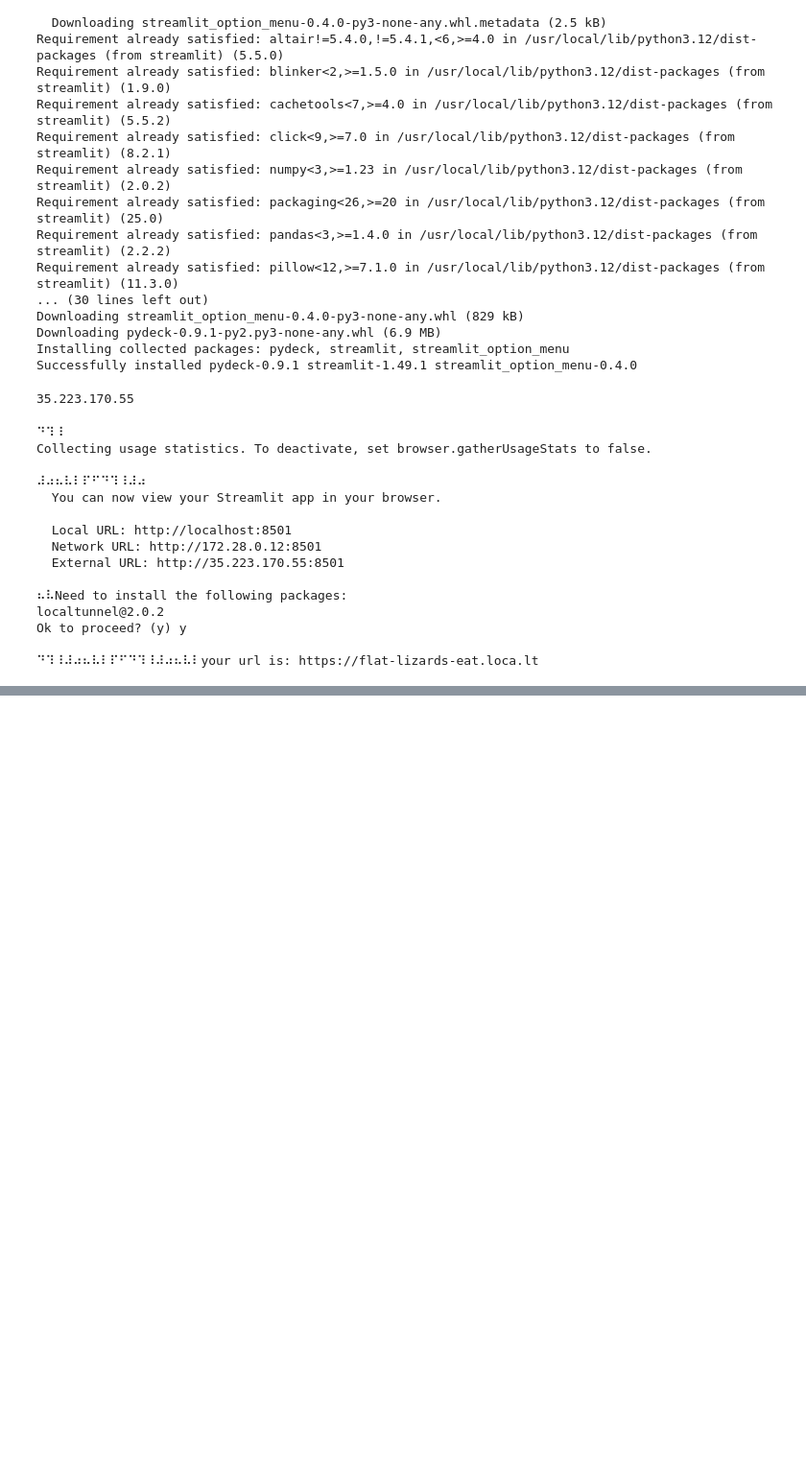
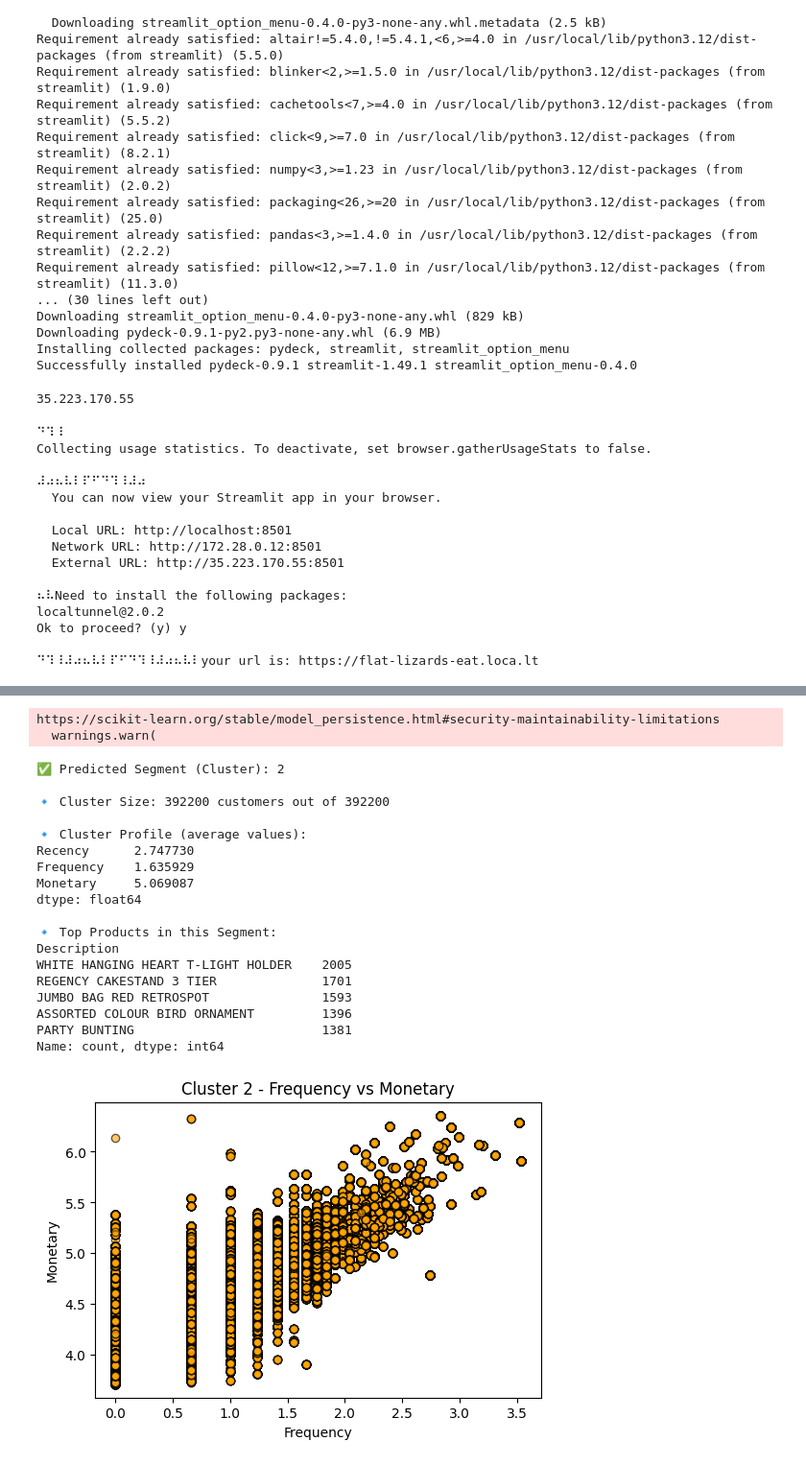
Before and after one commit to ArunK-ML/Project---Shopper-Spectrum-Customer-Segmentation-and-Product-Recommendations-in-E-Commerce, a Jupyter notebook: Streamlit/Shopper_Spectrum_Streamlit.ipynb, the cells around one changed output, grey strips where cells are left out. Shown: that part at 96% size. Saved outputs shown, nothing was run; the diff lists cells and outputs as text; code cells hidden in the pictures; blank space fills up the shorter version.

```diff
--- a/Streamlit/Shopper_Spectrum_Streamlit.ipynb
+++ b/Streamlit/Shopper_Spectrum_Streamlit.ipynb
@@ -592,0 +693,68 @@ Ok to proceed? (y) y
+# %%
+import pandas as pd
+import joblib
+import matplotlib.pyplot as plt
+
+# Load model + scaler
+model = joblib.load("/content/kmeans_model.pkl")
+scaler = joblib.load("/content/rfm_scaler.pkl")
+
+# Load dataset
+df = pd.read_csv("/content/online_retail_cleaned_after_normalize.csv")
+X = df[["Recency","Frequency","Monetary"]]
+X_scaled = scaler.transform(X)
+df["Cluster"] = model.predict(X_scaled)
+
+# New customer example
+new_customer = {"Recency":30,"Frequency":10,"Monetary":500}
+new_df = pd.DataFrame([new_customer])
+new_scaled = scaler.transform(new_df)
+segment = model.predict(new_scaled)[0]
+print(f"\n✅ Predicted Segment (Cluster): {segment}")
+
+# Same cluster subset
+same_cluster = df[df["Cluster"]==segment]
+
+# Cluster size
+print(f"\n🔹 Cluster Size: {same_cluster.shape[0]} customers out of {df.shape[0]}")
+
+# Cluster profile
+cluster_profile = same_cluster[["Recency","Frequency","Monetary"]].mean()
+print("\n🔹 Cluster Profile (average values):")
+print(cluster_profile)
+
+# Top products
+if "Description" in same_cluster.columns:
+    top_products = same_cluster["Description"].value_counts().head(5)
+    print("\n🔹 Top Products in this Segment:")
+    print(top_products)
+
+# Visualization
+plt.figure(figsize=(6,4))
+plt.scatter(same_cluster["Frequency"], same_cluster["Monetary"], alpha=0.6, c="orange", edgecolor="k")
+plt.title(f"Cluster {segment} - Frequency vs Monetary")
+plt.xlabel("Frequency")
+plt.ylabel("Monetary")
+plt.show()
+# %% [output]
+https://scikit-learn.org/stable/model_persistence.html#security-maintainability-limitations
+  warnings.warn(
+✅ Predicted Segment (Cluster): 2
+
+🔹 Cluster Size: 392200 customers out of 392200
+
+🔹 Cluster Profile (average values):
+Recency      2.747730
+Frequency    1.635929
+Monetary     5.069087
+dtype: float64
+
+🔹 Top Products in this Segment:
+Description
+WHITE HANGING HEART T-LIGHT HOLDER    2005
+REGENCY CAKESTAND 3 TIER              1701
+JUMBO BAG RED RETROSPOT               1593
+ASSORTED COLOUR BIRD ORNAMENT         1396
+PARTY BUNTING                         1381
+Name: count, dtype: int64
+[figure, added]
```
Also changed, not shown: parts of 4 cells of this notebook.
